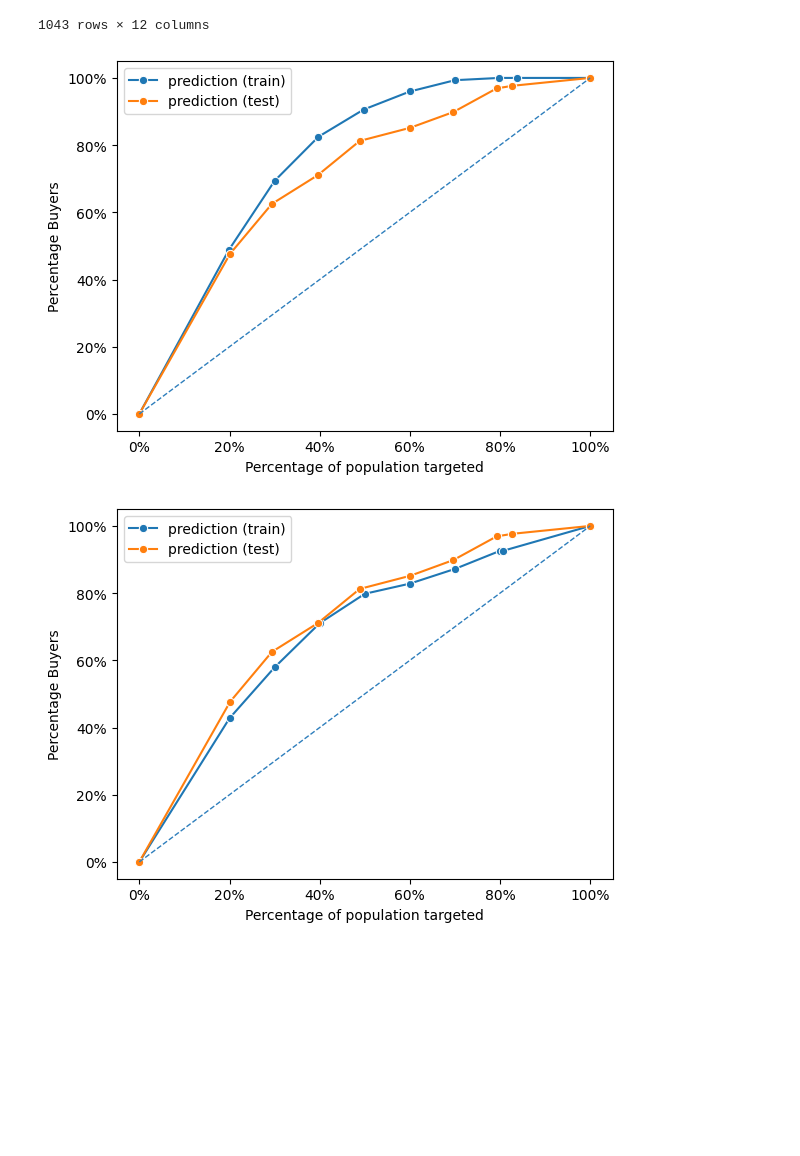
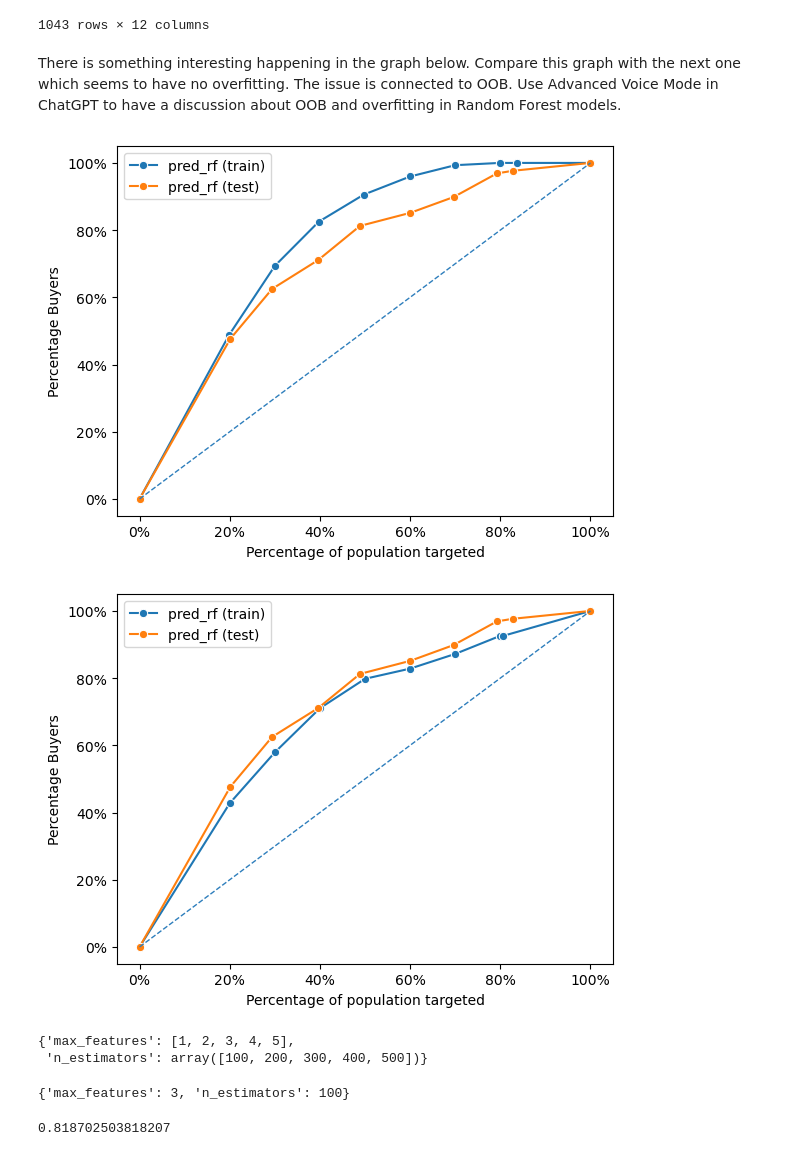
Before and after one commit to vnijs/pyrsm, a Jupyter notebook: examples/model/model-rforest-classification.ipynb, the cells around one changed output. Saved outputs shown, nothing was run; the diff lists cells and outputs as text; code cells hidden in the pictures; blank space fills up the shorter version.

```diff
--- a/examples/model/model-rforest-classification.ipynb
+++ b/examples/model/model-rforest-classification.ipynb
@@ -208,7 +177,7 @@ rf.summary()
 # %%
 titanic["training"] = rsm.make_train(titanic, strat_var="survived", test_size=0.3, random_state=1234)
 # %%
-rf = rsm.model.rforest(
+clf_rf = rsm.model.rforest(
     data={"titanic": titanic[titanic.training == 1]},
     rvar="survived",
     lev="Yes",
@@ -216,7 +185,7 @@ rf = rsm.model.rforest(
     max_features=2,
     n_estimators=100,
 )
-rf.summary()
+clf_rf.summary()
 # %% [output]
 Random Forest
 Data                 : titanic
@@ -236,7 +205,7 @@ min_samples_leaf     : 1
 53.0000        True       False       False     False
 47.0000        True       False       False      True
 # %%
-titanic["prediction"] = rf.predict(titanic)["prediction"]
+titanic["pred_rf"] = clf_rf.predict(titanic)["prediction"]
 titanic
 # %% [output]
 |  | pclass | survived | sex | age | sibsp | parch | fare | name | cabin | embarked | training | ... |
@@ -252,12 +221,14 @@ titanic
 | 1041 | 3rd | No | male | 27.0000 | 0 | 0 | 7.225000 | Zakarian, Mr. Ortin |  | Cherbourg | 1.0 | ... |
 | 1042 | 3rd | No | male | 29.0000 | 0 | 0 | 7.875000 | Zimmerman, Mr. Leo |  | Southampton | 0.0 | ... |
 1043 rows × 12 columns
+# %% [markdown]
+There is something interesting happening in the graph below. Compare this graph with the next one which seems to have no overfitting. The issue is connected to OOB. Use Advanced Voice Mode in ChatGPT to have a discussion about OOB and overfitting in Random Forest models.
 # %%
 dct = {
     "train": titanic[titanic.training == 1],
     "test": titanic[titanic.training == 0],
 }
-fig = rsm.gains_plot(dct, rvar="survived", lev="Yes", pred="prediction")
+fig = rsm.gains_plot(dct, rvar="survived", lev="Yes", pred="pred_rf")
 # %% [output]
-[figure, old version]
+[figure, new version]
 # %%
@@ -267,6 +238,13 @@ dct = {
     "train": titanic[titanic.training == 1],
     "test": titanic[titanic.training == 0],
 }
-fig = rsm.gains_plot(dct, rvar="survived", lev="Yes", pred="prediction")
+fig = rsm.gains_plot(dct, rvar="survived", lev="Yes", pred="pred_rf")
 # %% [output]
-[figure, old version]
+[figure, new version]
+# %%
+param_grid = {"max_features": list(range(1, 6)), "n_estimators": np.arange(100, 600, 100)}
+scoring = {"AUC": "roc_auc"}
+param_grid
+# %% [output]
+{'max_features': [1, 2, 3, 4, 5],
+ 'n_estimators': array([100, 200, 300, 400, 500])}
@@ -272,0 +269,8 @@ fig = rsm.gains_plot(dct, rvar="survived", lev="Yes", pred="prediction")
+# %%
+cv.best_params_
+# %% [output]
+{'max_features': 3, 'n_estimators': 100}
+# %%
+cv.best_score_
+# %% [output]
+0.818702503818207
```
Also changed, not shown: parts of 24 cells of this notebook, 9 other files.
